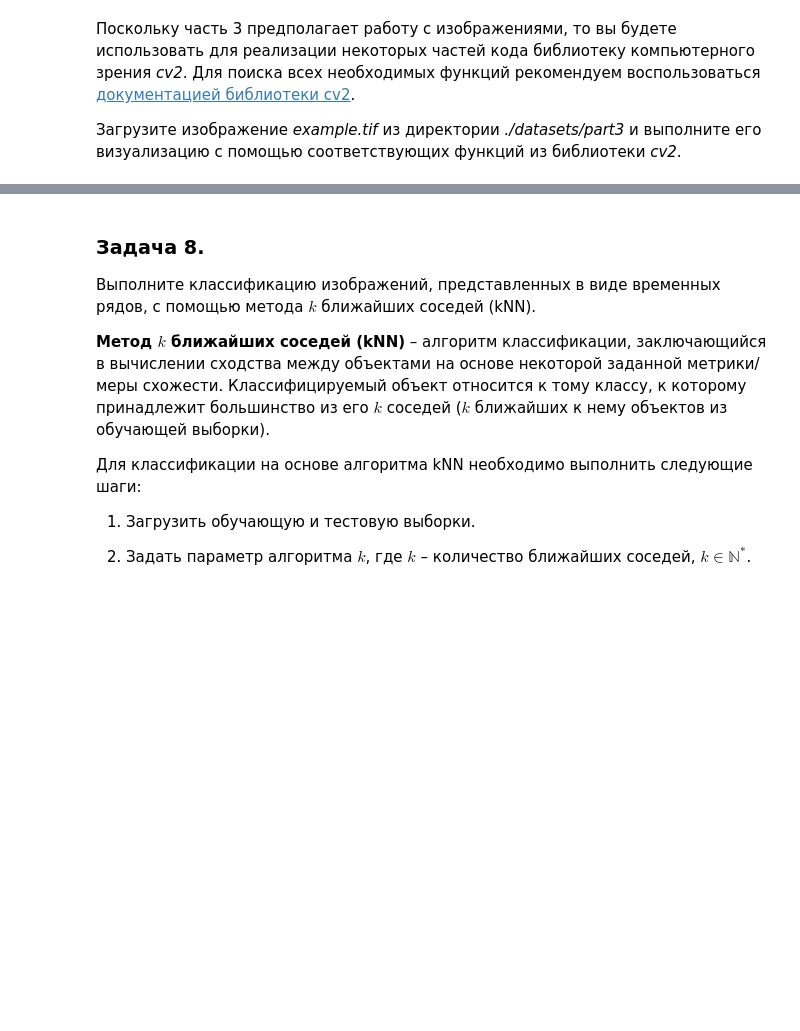
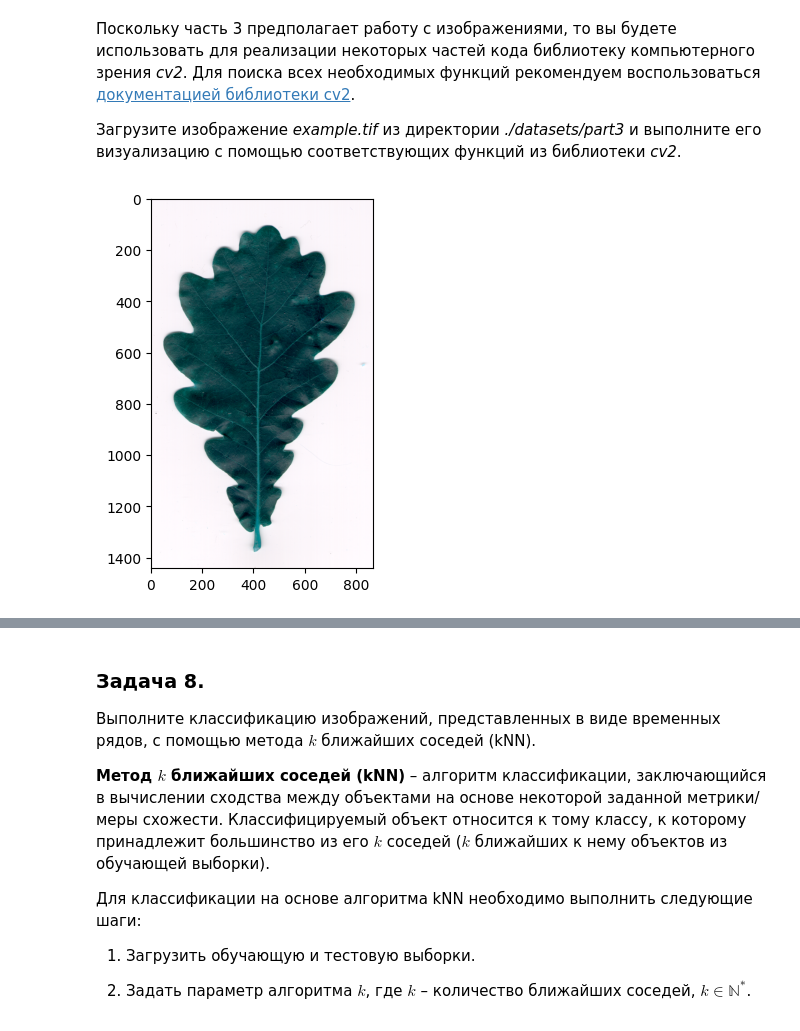
Before and after one commit to cath-iv/2024-Kozhevnikova-TimeSeriesCourse, a Jupyter notebook: practice/01 Basics/01 Basics.ipynb, the cells around one changed output, grey strips where cells are left out. Saved outputs shown, nothing was run; the diff lists cells and outputs as text; code cells hidden in the pictures; blank space fills up the shorter version.

```diff
--- a/practice/01 Basics/01 Basics.ipynb
+++ b/practice/01 Basics/01 Basics.ipynb
@@ -439,3 +455,11 @@ T = \{t_i\}_{i=1}^K,\;где \; t_i = dist(O, P_i), \; P_i \in P.
+# %%
+from google.colab.patches import cv2_imshow
+url_3 = './datasets/part3'
+img = cv2.imread('./datasets/part3/example.tif')
+plt.imshow(img)
+plt.show()
+# %% [output]
+[figure, added]
 # %% [markdown]
 За конвертацию изображения во временной ряд с помощью описанного выше метода отвечает функция `image2ts()` из модуля *image_converter.py*. Прежде чем исходное изображение будет преобразовано во временной ряд, сначала оно должно пройти этап предварительной обработки. Предварительная обработка включает в себя следующие шаги:
 
```
Also changed, not shown: parts of 21 cells of this notebook.
